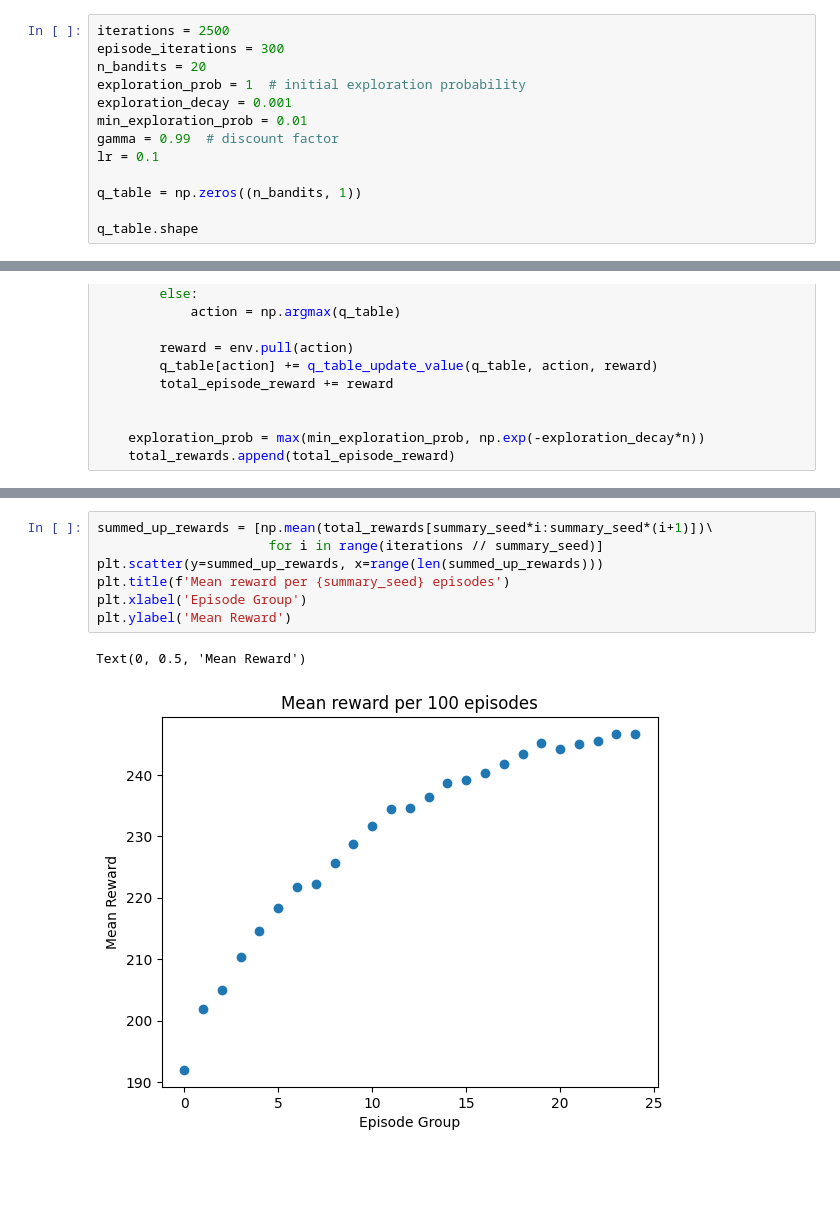
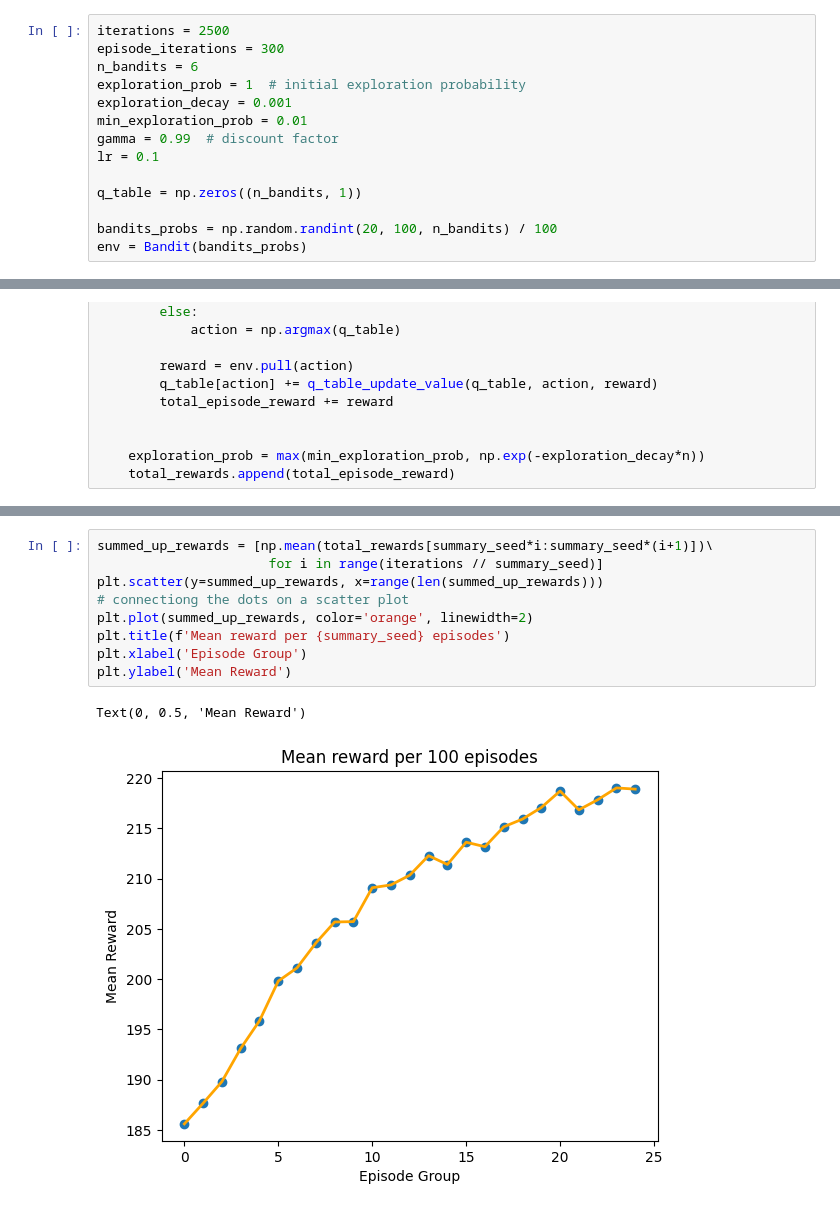
Before and after one commit to stethbo/multi-armed-bandit, a Jupyter notebook: src/dev.ipynb, the cells around one changed output, grey strips where cells are left out. Drawn from its saved outputs; the diff is of its cells as text; blank space fills up the shorter version.

```diff
--- a/src/dev.ipynb
+++ b/src/dev.ipynb
@@ -122,7 +118,7 @@ env = Bandit(bandits_probs)
 # %%
 iterations = 2500
 episode_iterations = 300
-n_bandits = 20
+n_bandits = 6
 exploration_prob = 1  # initial exploration probability
 exploration_decay = 0.001
 min_exploration_prob = 0.01
@@ -131,4 +127,5 @@ lr = 0.1
 
 q_table = np.zeros((n_bandits, 1))
 
-q_table.shape
+bandits_probs = np.random.randint(20, 100, n_bandits) / 100
+env = Bandit(bandits_probs)
@@ -200,10 +195,12 @@ Mean reward per thousand episodes
 # %%
 summed_up_rewards = [np.mean(total_rewards[summary_seed*i:summary_seed*(i+1)])\
                       for i in range(iterations // summary_seed)]
 plt.scatter(y=summed_up_rewards, x=range(len(summed_up_rewards)))
+# connectiong the dots on a scatter plot
+plt.plot(summed_up_rewards, color='orange', linewidth=2)
 plt.title(f'Mean reward per {summary_seed} episodes')
 plt.xlabel('Episode Group')
 plt.ylabel('Mean Reward')
 # %% [output]
 Text(0, 0.5, 'Mean Reward')
-[figure, old version]
+[figure, new version]
```
Also changed, not shown: parts of 7 cells of this notebook, 3 other files.
